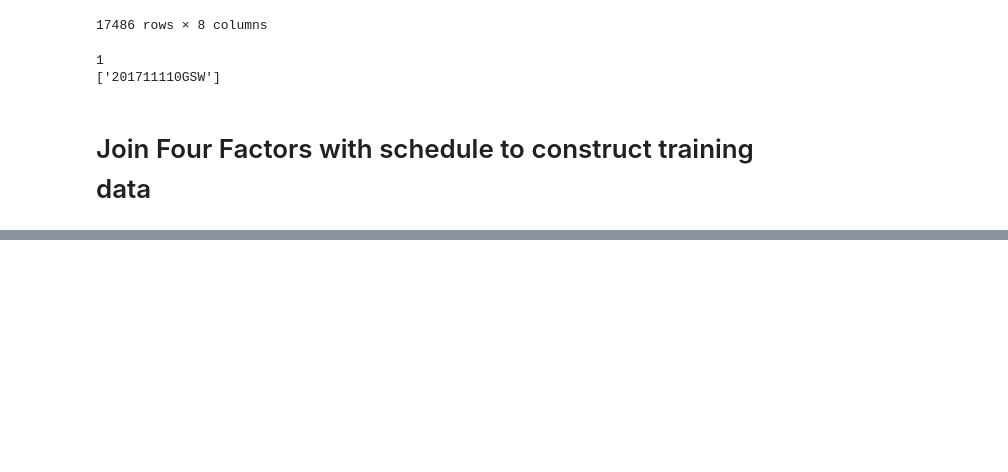
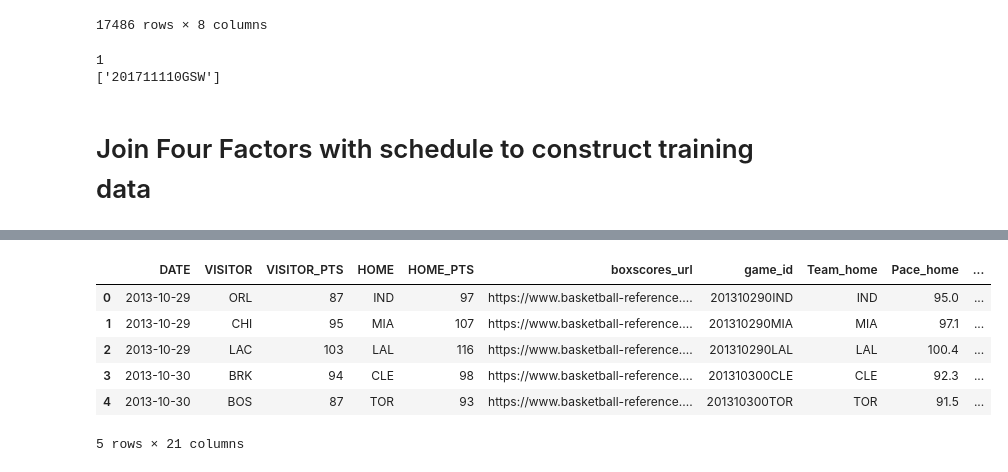
Before and after one commit to JJnotJimmyJohn/NBA_Score_Prediction, a Jupyter notebook: Data.ipynb, the cells around one changed output, grey strips where cells are left out. Saved outputs shown, nothing was run; the diff lists cells and outputs as text; code cells hidden in the pictures; blank space fills up the shorter version.

```diff
--- a/Data.ipynb
+++ b/Data.ipynb
@@ -213,0 +258,10 @@ joined
+# %%
+joined.head()
+# %% [output]
+|  | DATE | VISITOR | VISITOR_PTS | HOME | HOME_PTS | boxscores_url | game_id | Team_home | Pace_home | ... |
+| 0 | 2013-10-29 | ORL | 87 | IND | 97 | https://www.basketball-reference.... | 201310290IND | IND | 95.0 | ... |
+| 1 | 2013-10-29 | CHI | 95 | MIA | 107 | https://www.basketball-reference.... | 201310290MIA | MIA | 97.1 | ... |
+| 2 | 2013-10-29 | LAC | 103 | LAL | 116 | https://www.basketball-reference.... | 201310290LAL | LAL | 100.4 | ... |
+| 3 | 2013-10-30 | BRK | 94 | CLE | 98 | https://www.basketball-reference.... | 201310300CLE | CLE | 92.3 | ... |
+| 4 | 2013-10-30 | BOS | 87 | TOR | 93 | https://www.basketball-reference.... | 201310300TOR | TOR | 91.5 | ... |
+5 rows × 21 columns
```
Also changed, not shown: parts of 8 cells of this notebook, 1 other file.
